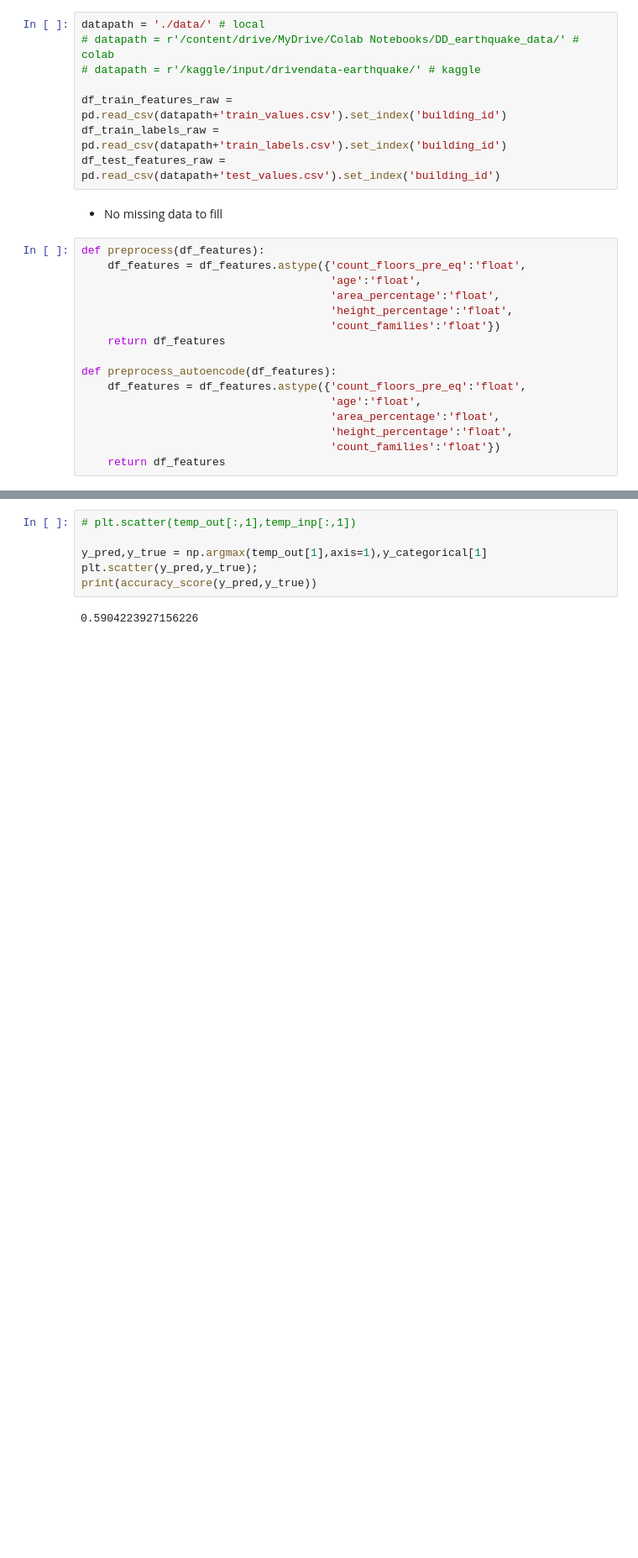
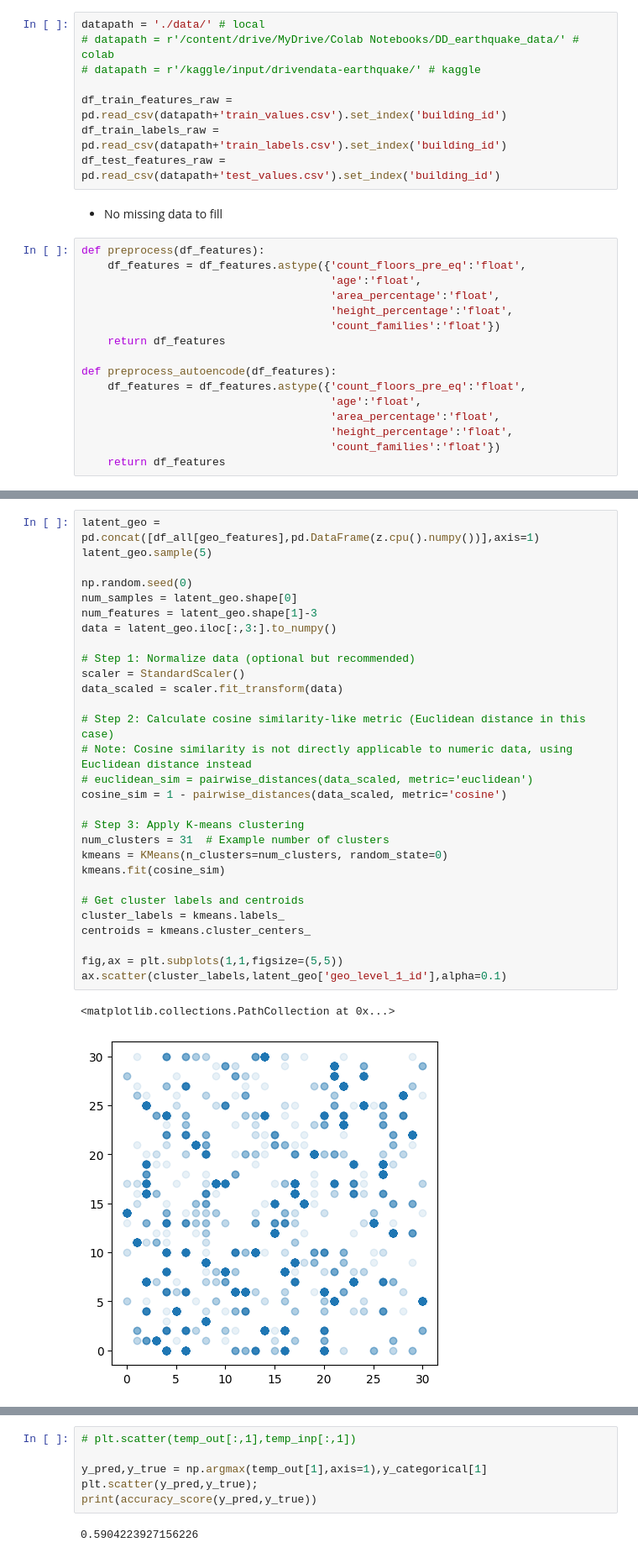
Before and after one commit to teofc111/DD_earthquake, a Jupyter notebook: DD_earthquake_2_autoencode.ipynb, the cells around one changed output, grey strips where cells are left out. Shown at 84% size. Cells and saved outputs as stored; diff of their text form; blank space fills up the shorter version.

Commit message:
experimented with autoencoding for geo features, and checking for embedding efficacy through kmeans clustering with cosine similarity.

```diff
--- a/DD_earthquake_2_autoencode.ipynb
+++ b/DD_earthquake_2_autoencode.ipynb
@@ -382,0 +309,32 @@ temp_out = autoencoder(X)
+# %%
+latent_geo = pd.concat([df_all[geo_features],pd.DataFrame(z.cpu().numpy())],axis=1)
+latent_geo.sample(5)
+
+np.random.seed(0)
+num_samples = latent_geo.shape[0]
+num_features = latent_geo.shape[1]-3
+data = latent_geo.iloc[:,3:].to_numpy()
+
+# Step 1: Normalize data (optional but recommended)
+scaler = StandardScaler()
+data_scaled = scaler.fit_transform(data)
+
+# Step 2: Calculate cosine similarity-like metric (Euclidean distance in this case)
+# Note: Cosine similarity is not directly applicable to numeric data, using Euclidean distance instead
+# euclidean_sim = pairwise_distances(data_scaled, metric='euclidean')
+cosine_sim = 1 - pairwise_distances(data_scaled, metric='cosine')
+
+# Step 3: Apply K-means clustering
+num_clusters = 31  # Example number of clusters
+kmeans = KMeans(n_clusters=num_clusters, random_state=0)
+kmeans.fit(cosine_sim)
+
+# Get cluster labels and centroids
+cluster_labels = kmeans.labels_
+centroids = kmeans.cluster_centers_
+
+fig,ax = plt.subplots(1,1,figsize=(5,5))
+ax.scatter(cluster_labels,latent_geo['geo_level_1_id'],alpha=0.1)
+# %% [output]
+<matplotlib.collections.PathCollection at 0x...>
+[figure, added]
```
Also changed, not shown: parts of 22 cells of this notebook.
